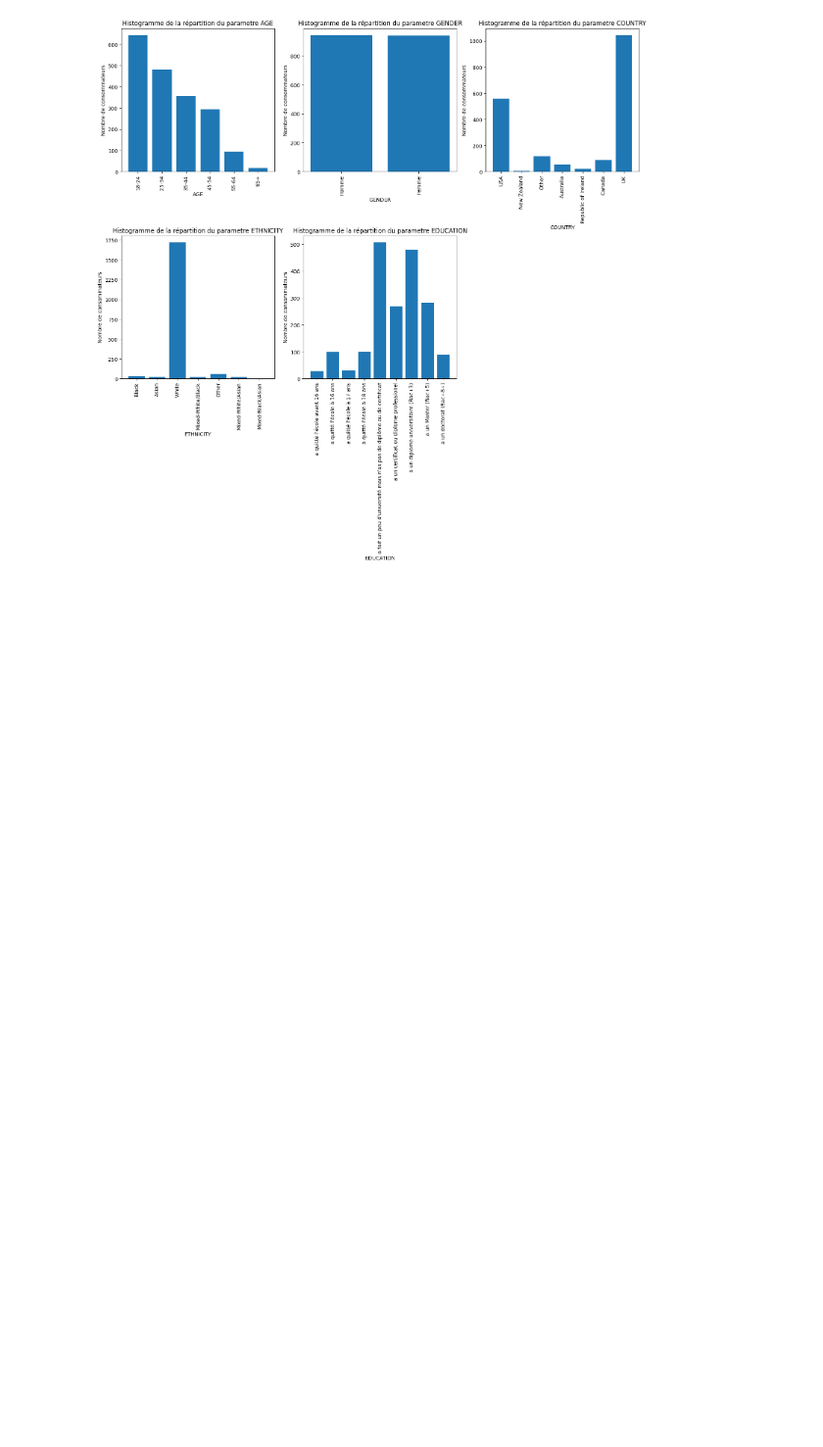
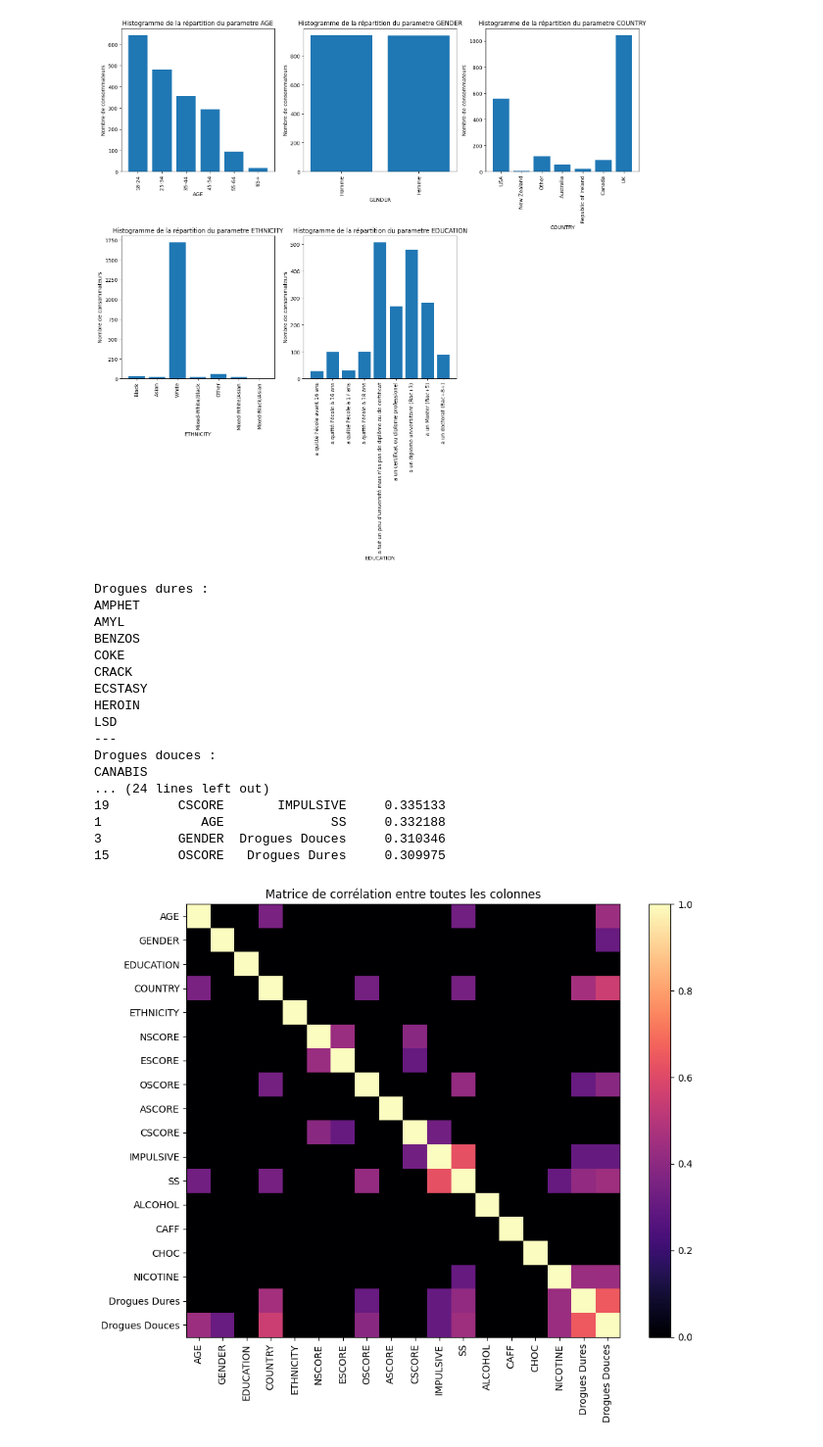
Before and after one commit to BZKgenesis/M8-project, a Jupyter notebook: main.ipynb, the cells around one changed output. Shown at 98% size. Cells and saved outputs as stored; diff of their text form; code cells hidden in the pictures; blank space fills up the shorter version.

```diff
--- a/main.ipynb
+++ b/main.ipynb
@@ -121,3 +149,83 @@ plt.tight_layout()
 plt.savefig('./image_matplotlib/histogrammes_qualitatifs.png')
 # %% [output]
 [figure]
+# %%
+# On va construire un nouveau dataset en se basant sur celui ci
+# On va regrouper toute les drogues dures en une variable et pareil pour les drogues douces
+
+X = df
+
+print("Drogues dures : ")
+for i in [13,14,15,19,20,21,22,25]:
+    print(X.columns[i])
+print('---')
+print("Drogues douces : ")
+for i in [17,24,27]:
+    print(X.columns[i])
+
+# Colonnes des drogues dures :[13,14,15,19,20,21,22,23,25,26,29,30]
+X['Drogues Dures'] = 0
+for i in [13,14,15,19,20,21,22,23,25,26,29,30]:
+    X['Drogues Dures'] += X.iloc[:,i]
+median = X['Drogues Dures'].median()
+
+# Discretiser
+X['Drogues Dures'] = X['Drogues Dures'].apply(lambda x: 1 if x > median else 0)
+
+#Colonnes des drogues douces : [17,24,27,28]
+X['Drogues Douces'] = 0
+for i in [17,24,27]:
+    X['Drogues Douces'] += X.iloc[:,i]
+median = X['Drogues Douces'].median()
+# Discretiser
+X['Drogues Douces'] = X['Drogues Douces'].apply(lambda x: 1 if x > median else 0)
+
+# supprimer les colonnes 17,24,27,28,13,14,15,19,20,21,22,25
+X = X.drop(X.columns[[13,14,15,19,20,21,22,23,25,26,29,17,24,27,30]], axis=1)
+print(X.columns)
+
+corr = X.corr()
+# on met un seuil pour ne garder que les corrélations significatives
+SEUIL = 0.3
+corr = corr[(corr >= SEUIL) | (corr <= -SEUIL)]
+# On remplace les NaN par 0
+corr = corr.fillna(0)
+# on fait la valeur absolue de la matrice de corrélation
+corr = corr.abs()
+plt.figure(figsize=(10, 8))
+plt.imshow(corr, cmap='magma', interpolation='none')
+
+plt.colorbar()
+plt.xticks(range(len(corr.columns)), corr.columns, rotation=90)
+plt.yticks(range(len(corr.columns)), corr.columns)
+plt.title('Matrice de corrélation entre toutes les colonnes')
+plt.tight_layout()
+
+corr_top = corr.unstack()
+corr_top = corr_top[corr_top != 1]
+corr_top = corr_top[corr_top > SEUIL]
+corr_top = corr_top.reset_index()
+corr_top.columns = ['Variable 1', 'Variable 2', 'Corrélation']
+corr_top = corr_top.drop_duplicates(subset=['Corrélation'])
+corr_top = corr_top.sort_values(by='Corrélation', ascending=False)
+print("Les 20 corrélations les plus élevées :")
+print(corr_top.head(20))
+# %% [output]
+Drogues dures :
+AMPHET
+AMYL
+BENZOS
+COKE
+CRACK
+ECSTASY
+HEROIN
+LSD
+---
+Drogues douces :
+CANABIS
+... (24 lines left out)
+19         CSCORE       IMPULSIVE     0.335133
+1             AGE              SS     0.332188
+3          GENDER  Drogues Douces     0.310346
+15         OSCORE   Drogues Dures     0.309975
+[figure, added]
```
Also changed, not shown: parts of 4 cells of this notebook, 3 other files.
